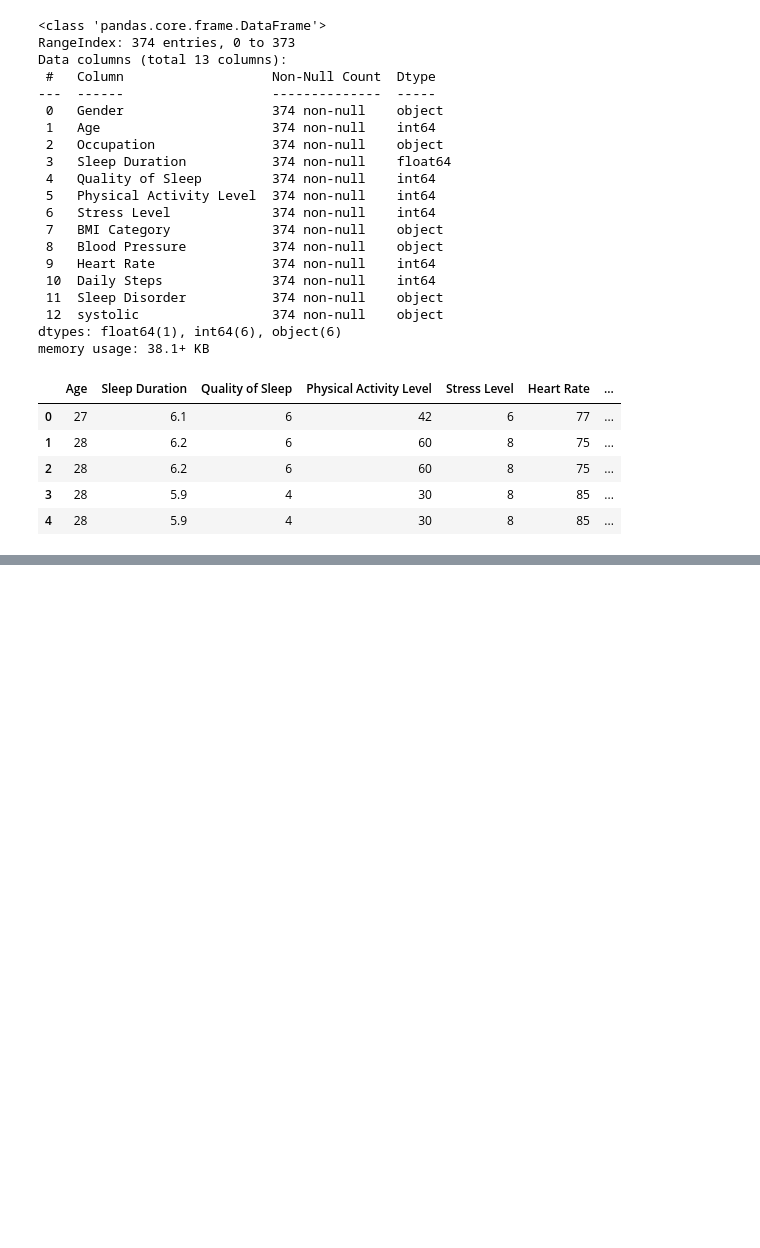
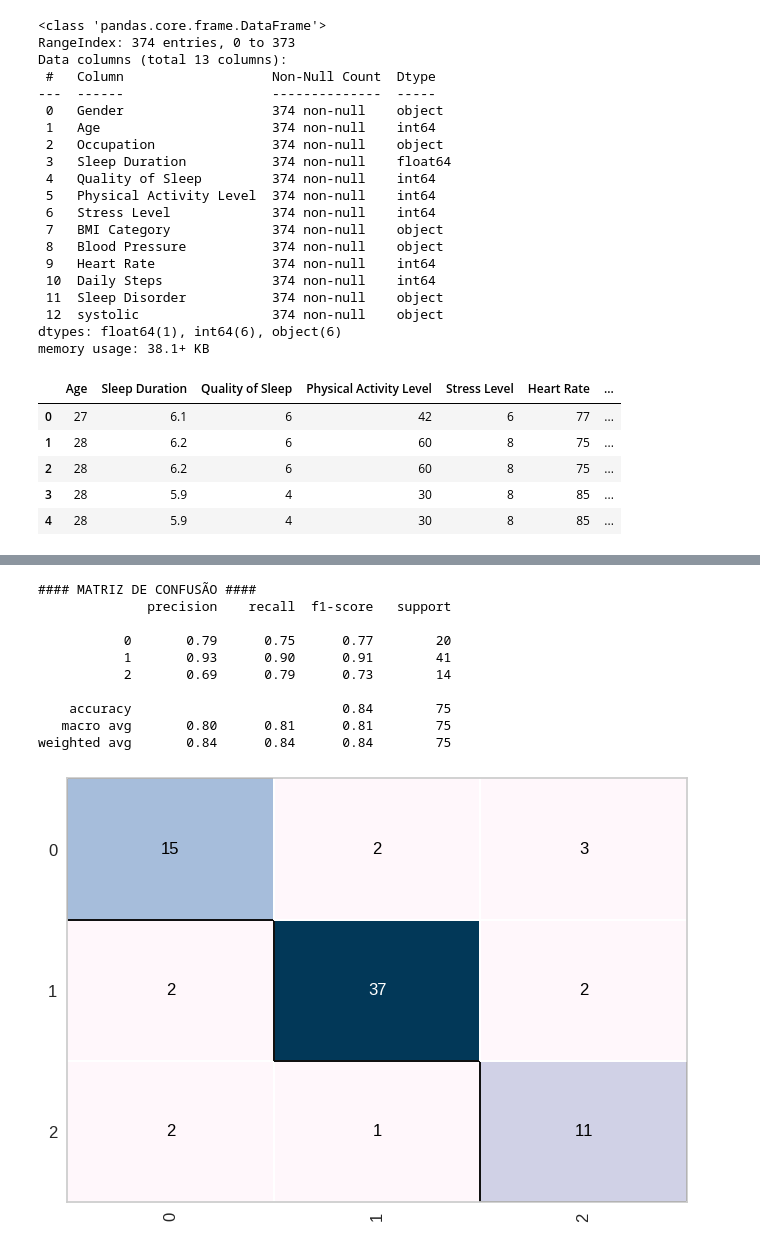
Before and after one commit to cantaruttim/SleepHealthandLifestyle, a Jupyter notebook: SleepHealthandLifestyle.ipynb, the cells around one changed output, grey strips where cells are left out. Drawn from its saved outputs; the diff is of its cells as text; code cells hidden in the pictures; blank space fills up the shorter version.

```diff
--- a/SleepHealthandLifestyle.ipynb
+++ b/SleepHealthandLifestyle.ipynb
@@ -178,0 +417,21 @@ dataset.head()
+# %%
+print('#### MATRIZ DE CONFUSÃO ####')
+cm = ConfusionMatrix(knn,
+                     cmap = 'PuBu')
+cm.fit(X_train, y_train)
+cm.score(X_test, y_test)
+
+previsoes = knn.predict(X_test)
+print(classification_report(y_test, previsoes))
+# %% [output]
+#### MATRIZ DE CONFUSÃO ####
+              precision    recall  f1-score   support
+
+           0       0.79      0.75      0.77        20
+           1       0.93      0.90      0.91        41
+           2       0.69      0.79      0.73        14
+
+    accuracy                           0.84        75
+   macro avg       0.80      0.81      0.81        75
+weighted avg       0.84      0.84      0.84        75
+[figure, added]
```
Also changed, not shown: parts of 20 cells of this notebook.
